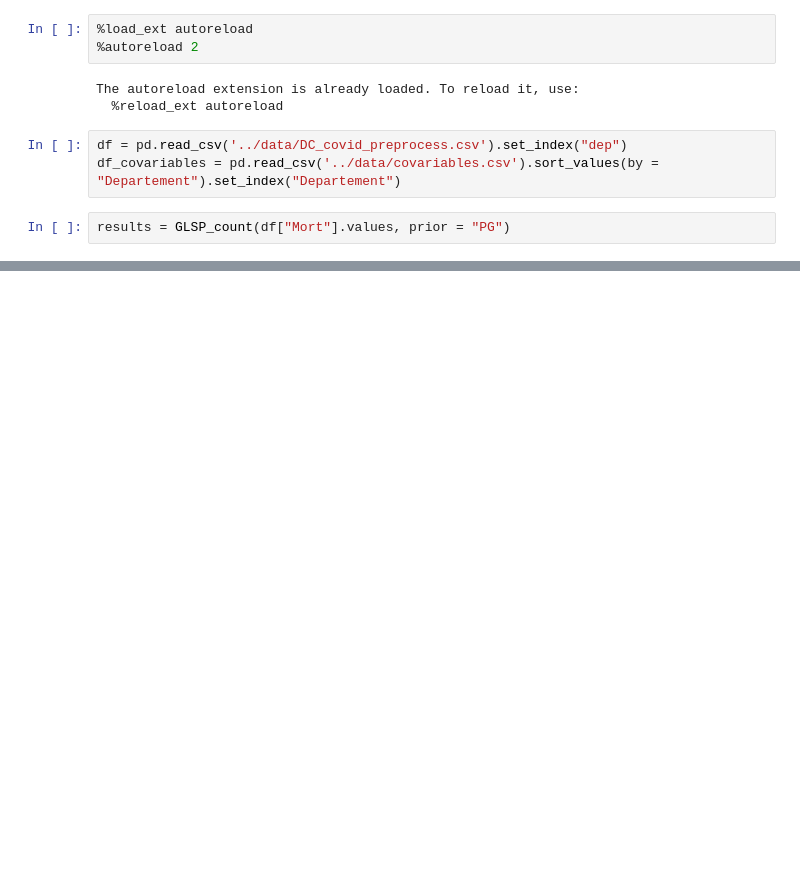
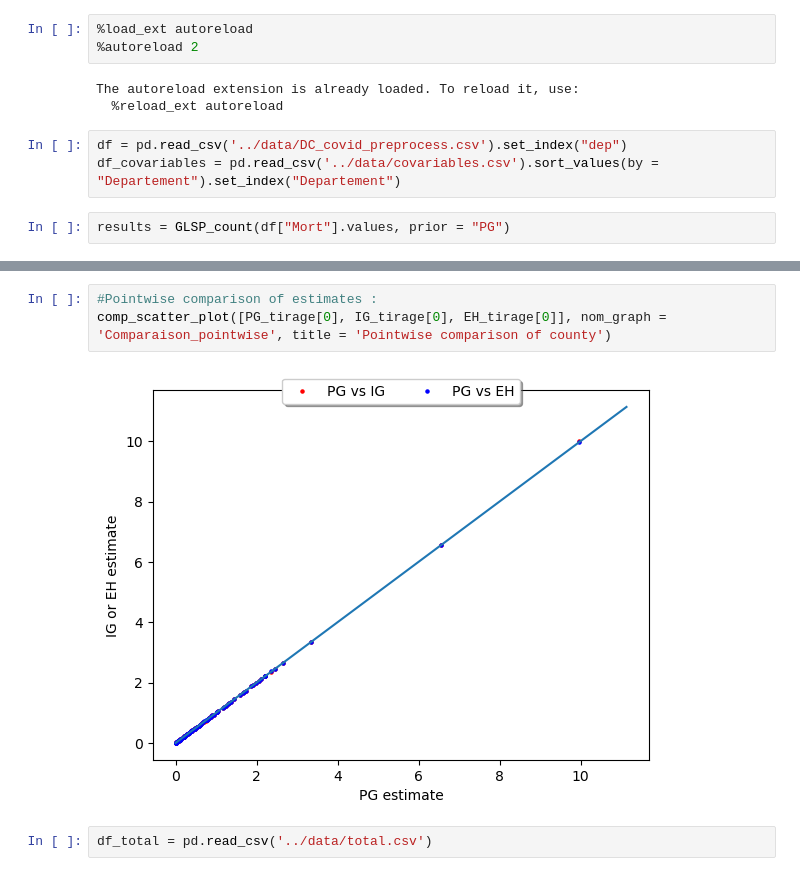
Before and after one commit to Jeremstym/bayesian_shrinkage, a Jupyter notebook: notebooks/application.ipynb, the cells around one changed output, grey strips where cells are left out. Drawn from its saved outputs; the diff is of its cells as text; blank space fills up the shorter version.

```diff
--- a/notebooks/application.ipynb
+++ b/notebooks/application.ipynb
@@ -29,0 +41,7 @@ pd.DataFrame(lambda_mean, index=df.index).to_csv('../data/lambda.csv', index=Fal
+# %%
+#Pointwise comparison of estimates :
+comp_scatter_plot([PG_tirage[0], IG_tirage[0], EH_tirage[0]], nom_graph = 'Comparaison_pointwise', title = 'Pointwise comparison of county')
+# %% [output]
+[figure, added]
+# %%
+df_total = pd.read_csv('../data/total.csv')
```
Also changed, not shown: parts of 8 cells of this notebook, 12 other files.
